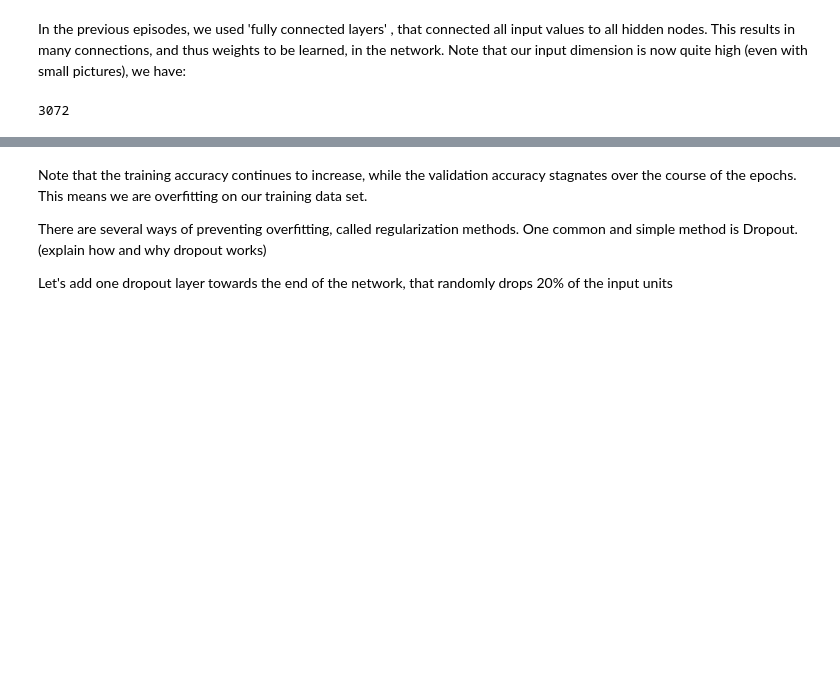
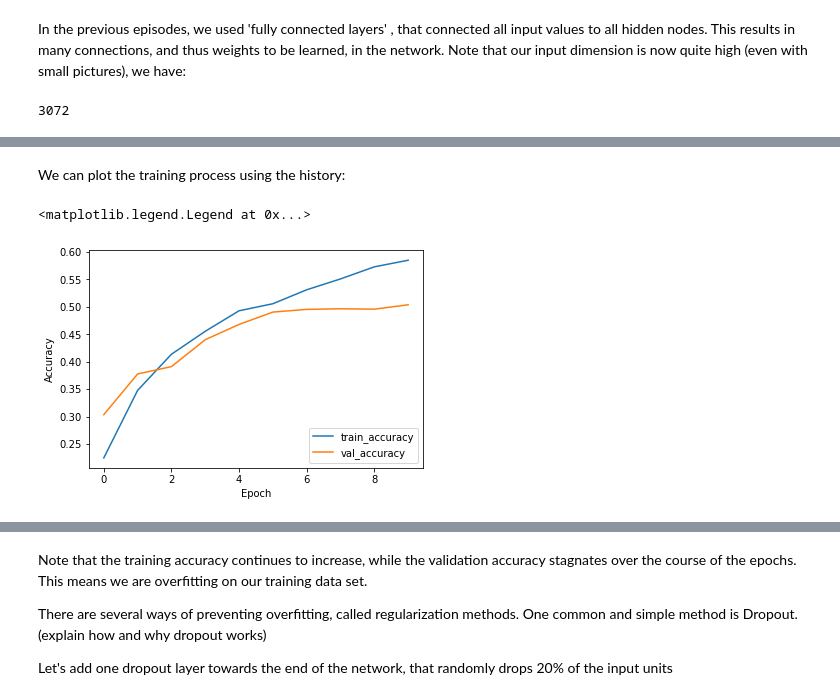
Before and after one commit to esciencecenter-digital-skills/deep-learning-material, a Jupyter notebook: notebooks/Episode4-CNN-cifar10.ipynb, the cells around one changed output, grey strips where cells are left out. Drawn from its saved outputs; the diff is of its cells as text; code cells hidden in the pictures; blank space fills up the shorter version.

```diff
--- a/notebooks/Episode4-CNN-cifar10.ipynb
+++ b/notebooks/Episode4-CNN-cifar10.ipynb
@@ -77,0 +128,13 @@ That's where *convolutional* and *pooling* layers come into play. (explain what
+# %%
+inputs = keras.Input(shape=train_images.shape[1:])
+x = layers.Conv2D(32, (3, 3), activation='relu')(inputs)
+x = layers.MaxPooling2D((2, 2))(x)
+x = layers.Conv2D(32, (3, 3), activation='relu')(x)
+x = layers.MaxPooling2D((2, 2))(x)
+x = layers.Flatten()(x)
+x = layers.Dense(32, activation='relu')(x)
+outputs = layers.Dense(10)(x)
+
+model = keras.Model(inputs=inputs, outputs=outputs, name="cifar_model_small")
+
+model.summary()
@@ -77,0 +161,7 @@ That's where *convolutional* and *pooling* layers come into play. (explain what
+# %%
+model.compile(optimizer='adam',
+              loss=tf.keras.losses.SparseCategoricalCrossentropy(from_logits=True),
+              metrics=['accuracy'])
+
+history = model.fit(train_images, train_labels, epochs=10,
+                    validation_data=(test_images, test_labels))
@@ -77,0 +174,11 @@ That's where *convolutional* and *pooling* layers come into play. (explain what
+# %% [markdown]
+We can plot the training process using the history:
+# %%
+plt.plot(history.history['accuracy'], label='train_accuracy')
+plt.plot(history.history['val_accuracy'], label = 'val_accuracy')
+plt.xlabel('Epoch')
+plt.ylabel('Accuracy')
+plt.legend(loc='lower right')
+# %% [output]
+<matplotlib.legend.Legend at 0x...>
+[figure, added]
```
Also changed, not shown: parts of 23 cells of this notebook.
